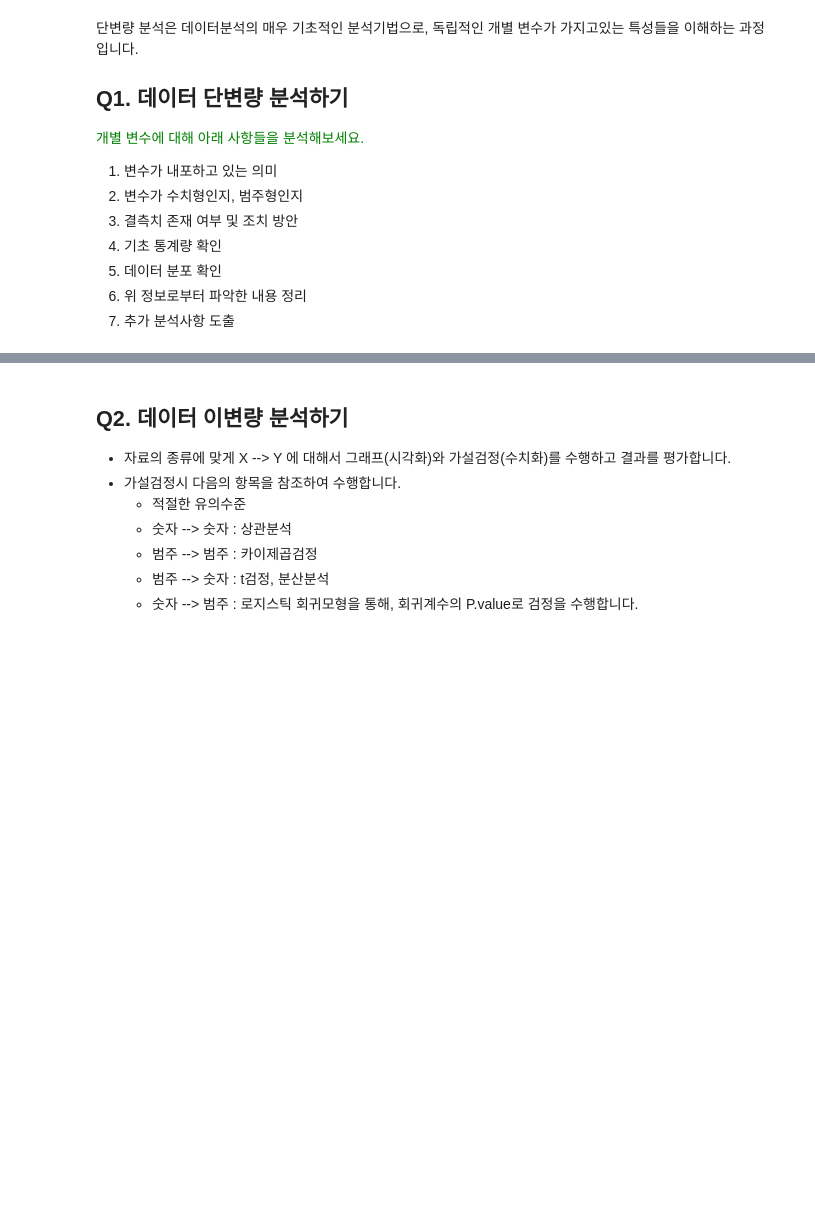
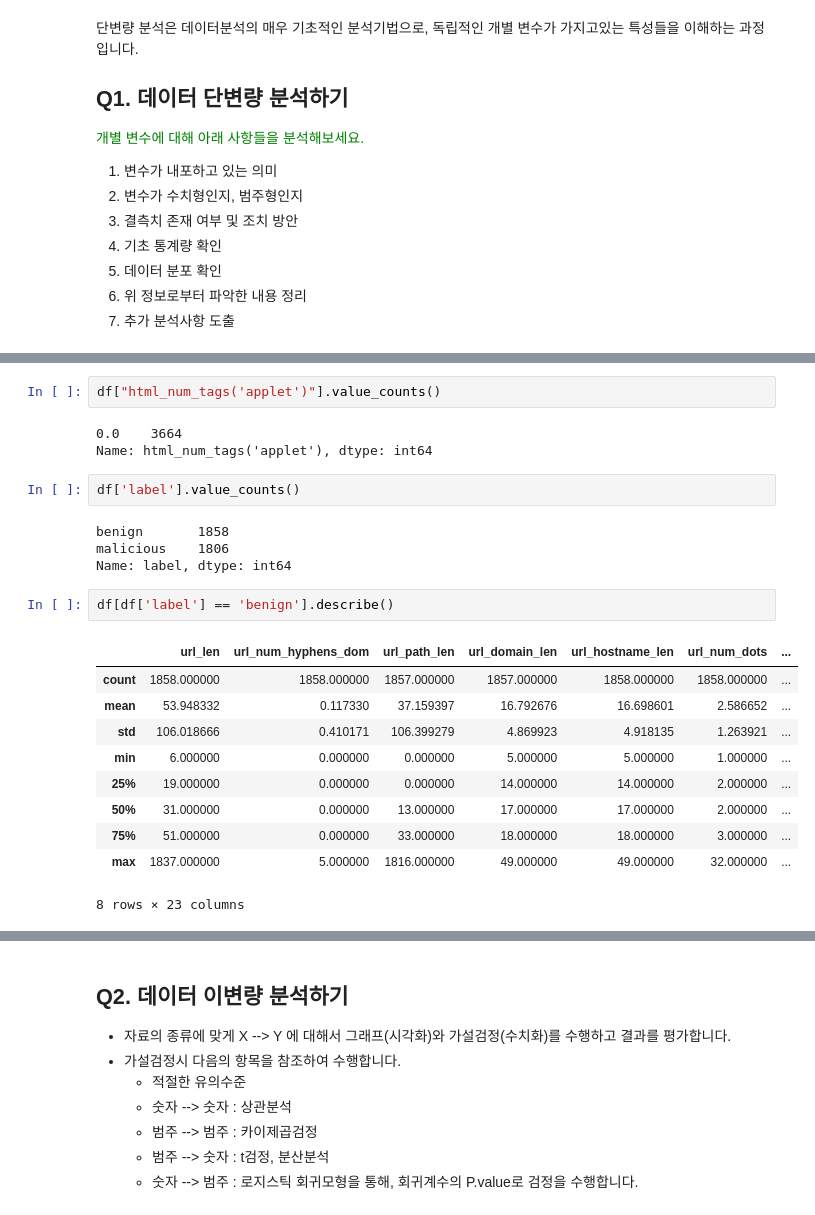
Before and after one commit to won4513/mini2, a Jupyter notebook: 2일차/2. 데이터 전처리.ipynb, the cells around one changed output, grey strips where cells are left out. Saved outputs shown, nothing was run; the diff lists cells and outputs as text; blank space fills up the shorter version.

```diff
--- a/2일차/2. 데이터 전처리.ipynb
+++ b/2일차/2. 데이터 전처리.ipynb
@@ -69,0 +125,24 @@
+# %%
+df["html_num_tags('applet')"].value_counts()
+# %% [output]
+0.0    3664
+Name: html_num_tags('applet'), dtype: int64
+# %%
+df['label'].value_counts()
+# %% [output]
+benign       1858
+malicious    1806
+Name: label, dtype: int64
+# %%
+df[df['label'] == 'benign'].describe()
+# %% [output]
+|  | url_len | url_num_hyphens_dom | url_path_len | url_domain_len | url_hostname_len | url_num_dots | ... |
+| count | 1858.000000 | 1858.000000 | 1857.000000 | 1857.000000 | 1858.000000 | 1858.000000 | ... |
+| mean | 53.948332 | 0.117330 | 37.159397 | 16.792676 | 16.698601 | 2.586652 | ... |
+| std | 106.018666 | 0.410171 | 106.399279 | 4.869923 | 4.918135 | 1.263921 | ... |
+| min | 6.000000 | 0.000000 | 0.000000 | 5.000000 | 5.000000 | 1.000000 | ... |
+| 25% | 19.000000 | 0.000000 | 0.000000 | 14.000000 | 14.000000 | 2.000000 | ... |
+| 50% | 31.000000 | 0.000000 | 13.000000 | 17.000000 | 17.000000 | 2.000000 | ... |
+| 75% | 51.000000 | 0.000000 | 33.000000 | 18.000000 | 18.000000 | 3.000000 | ... |
+| max | 1837.000000 | 5.000000 | 1816.000000 | 49.000000 | 49.000000 | 32.000000 | ... |
+8 rows × 23 columns
```
Also changed, not shown: parts of 16 cells of this notebook.
